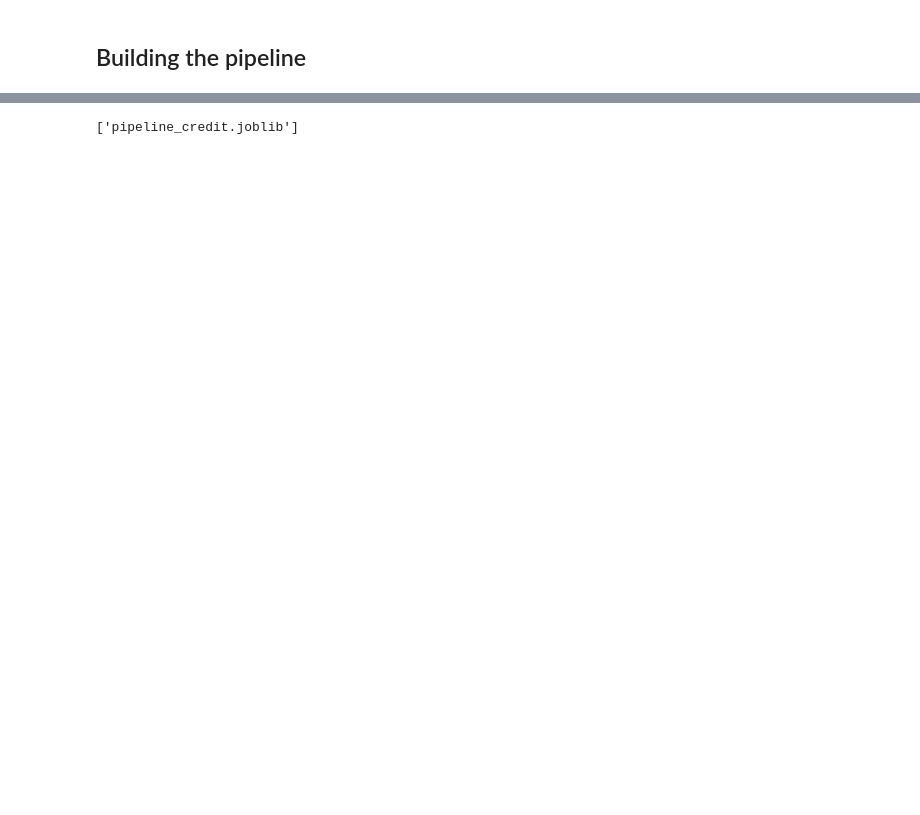
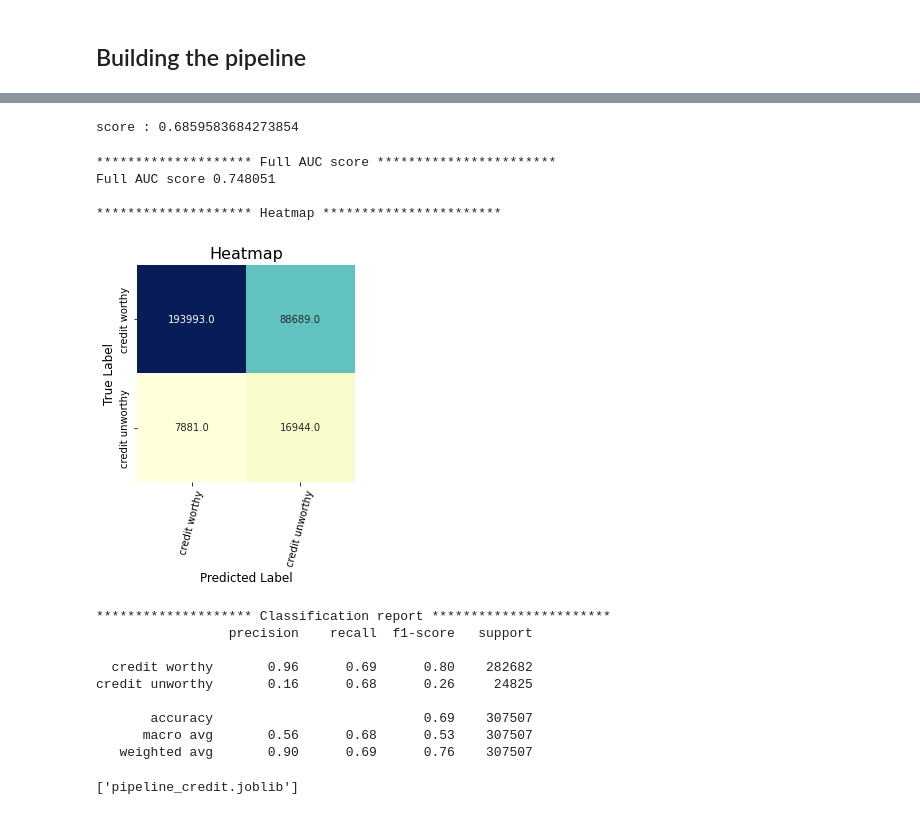
Before and after one commit to Nihal-EF/Dashboard, a Jupyter notebook: scoring.ipynb, the cells around one changed output, grey strips where cells are left out. Drawn from its saved outputs; the diff is of its cells as text; code cells hidden in the pictures; blank space fills up the shorter version.

```diff
--- a/scoring.ipynb
+++ b/scoring.ipynb
@@ -960,6 +663,6 @@ Name: feature, dtype: object
 # %%
 features_select = ["SK_ID_CURR", "EXT_SOURCE_1", "EXT_SOURCE_2", "EXT_SOURCE_3",
-                   "DAYS_EMPLOYED", "DAYS_BIRTH", "DAYS_ID_PUBLISH", "PAYMENT_RATE", "INSTAL_DPD_MEAN", "ANNUITY_INCOME_PERC", "BURO_DAYS_CREDIT_MEAN"]
+                   "DAYS_EMPLOYED", "DAYS_BIRTH", "DAYS_ID_PUBLISH", "PAYMENT_RATE", "INSTAL_DPD_MEAN", "ANNUITY_INCOME_PERC"]
 df_final = df[features_select + ["TARGET"]]
 # %% [markdown]
 ## Building the pipeline
@@ -1043,0 +728,22 @@ array([[32, 67]])
+# %%
+df["DPD_BOOL"] = (df["INSTAL_DPD_MEAN"]==0)
+# %%
+features_select = ["SK_ID_CURR", "EXT_SOURCE_1", "EXT_SOURCE_2", "EXT_SOURCE_3",
+                   "DAYS_EMPLOYED", "DAYS_BIRTH", "DAYS_ID_PUBLISH", "PAYMENT_RATE", "ANNUITY_INCOME_PERC", "DPD_BOOL"]
+df_final = df[features_select + ["TARGET"]]
+# %%
+from sklearn.pipeline import Pipeline
+pipe = Pipeline([('scaler', preprocessing.StandardScaler()),
+                              ('regressor', LGBMClassifier(**LGBM_params))])
+folds = StratifiedKFold(n_splits= 3, shuffle=True, random_state=1001)
+feats = [f for f in df_final.columns if f not in ['TARGET','SK_ID_CURR']]
+
+train_df = df_final[df_final['TARGET'].notnull()]
+test_df = df_final[df_final['TARGET'].isnull()]
+
+for n_fold, (train_idx, valid_idx) in enumerate(folds.split(train_df[feats], train_df['TARGET'])):
+    train_x, train_y = train_df[feats].iloc[train_idx], train_df['TARGET'].iloc[train_idx]
+    valid_x, valid_y = train_df[feats].iloc[valid_idx], train_df['TARGET'].iloc[valid_idx]
+
+    pipe.fit(train_x, train_y, regressor__eval_set=[(train_x, train_y), (valid_x, valid_y)],
+    regressor__eval_metric= 'auc', regressor__verbose= 200, regressor__early_stopping_rounds= 200)
@@ -1044,3 +755,25 @@ array([[32, 67]])
+# %%
+score_pip = pipe.score(train_df[feats].values, train_df['TARGET'])
+print("score : {}".format(score_pip))
+prob_pipe = pipe.predict_proba(train_df[feats].values)[:,1]
+class_pipe = pipe.predict(train_df[feats].values)
+evaluate_model(prob_pipe, class_pipe)
+# %% [output]
+score : 0.6859583684273854
+******************** Full AUC score ***********************
+Full AUC score 0.748051
+
+******************** Heatmap ***********************
+[figure, added]
+******************** Classification report ***********************
+                 precision    recall  f1-score   support
+
+  credit worthy       0.96      0.69      0.80    282682
+credit unworthy       0.16      0.68      0.26     24825
+
+       accuracy                           0.69    307507
+      macro avg       0.56      0.68      0.53    307507
+   weighted avg       0.90      0.69      0.76    307507
 # %%
 import joblib
 joblib.dump(pipe, 'pipeline_credit.joblib')
```
Also changed, not shown: parts of 34 cells of this notebook.
